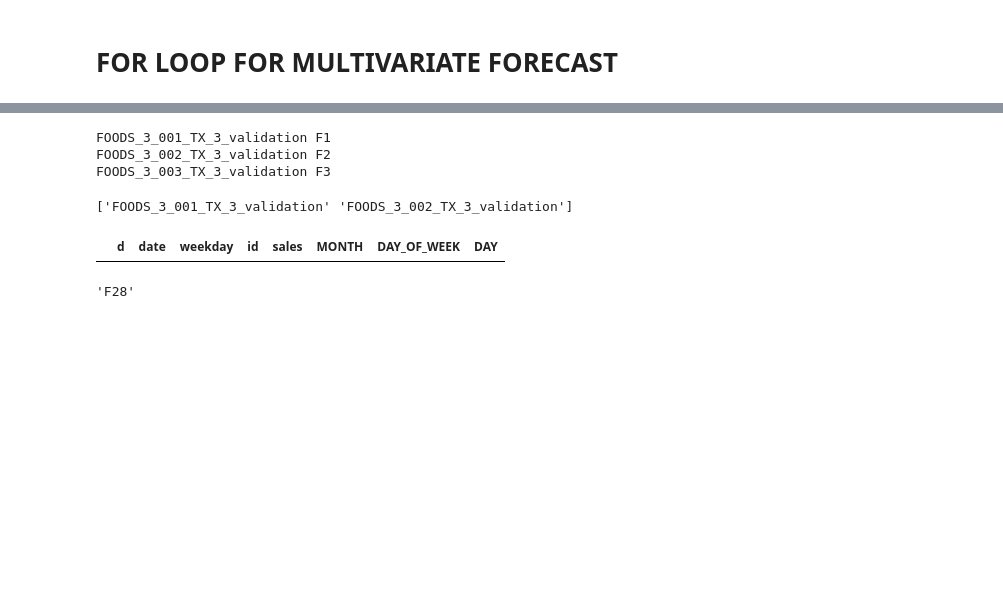
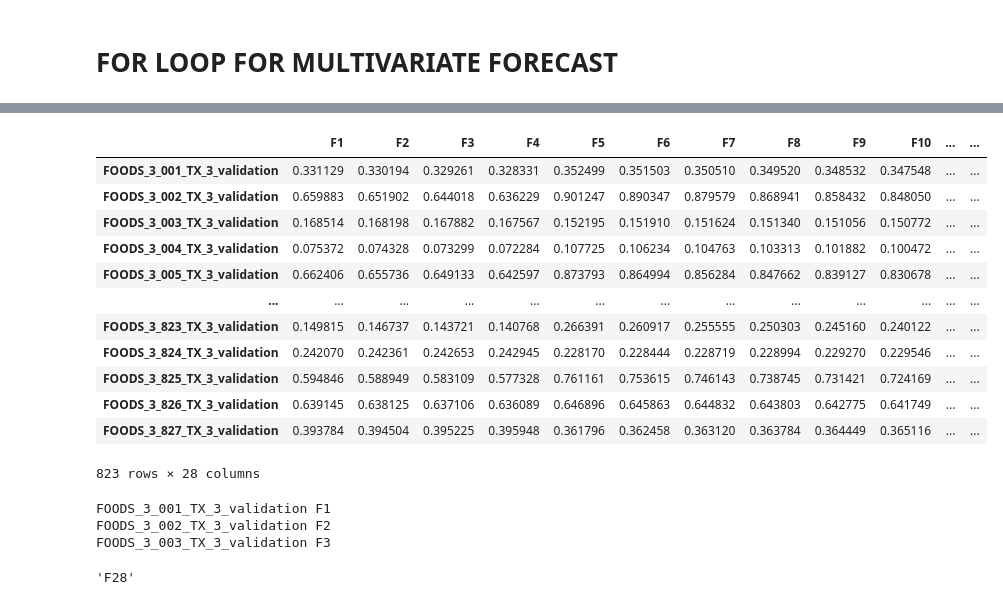
Before and after one commit to damajojung/Time_Series_Python, a Jupyter notebook: Poisson_Regression.ipynb, the cells around one changed output, grey strips where cells are left out. Drawn from its saved outputs; the diff is of its cells as text; code cells hidden in the pictures; blank space fills up the shorter version.

```diff
--- a/Poisson_Regression.ipynb
+++ b/Poisson_Regression.ipynb
@@ -330,0 +318,2 @@ predictions_summary_frame['mean'].shape
+# %%
+forecasts = forecasts.drop(['mean'], axis=1)
@@ -330,0 +326,20 @@ predictions_summary_frame['mean'].shape
+# %%
+competition = forecasts.T
+# %%
+competition.columns = f
+# %%
+competition
+# %% [output]
+|  | F1 | F2 | F3 | F4 | F5 | F6 | F7 | F8 | F9 | F10 | ... | ... |
+| FOODS_3_001_TX_3_validation | 0.331129 | 0.330194 | 0.329261 | 0.328331 | 0.352499 | 0.351503 | 0.350510 | 0.349520 | 0.348532 | 0.347548 | ... | ... |
+| FOODS_3_002_TX_3_validation | 0.659883 | 0.651902 | 0.644018 | 0.636229 | 0.901247 | 0.890347 | 0.879579 | 0.868941 | 0.858432 | 0.848050 | ... | ... |
+| FOODS_3_003_TX_3_validation | 0.168514 | 0.168198 | 0.167882 | 0.167567 | 0.152195 | 0.151910 | 0.151624 | 0.151340 | 0.151056 | 0.150772 | ... | ... |
+| FOODS_3_004_TX_3_validation | 0.075372 | 0.074328 | 0.073299 | 0.072284 | 0.107725 | 0.106234 | 0.104763 | 0.103313 | 0.101882 | 0.100472 | ... | ... |
+| FOODS_3_005_TX_3_validation | 0.662406 | 0.655736 | 0.649133 | 0.642597 | 0.873793 | 0.864994 | 0.856284 | 0.847662 | 0.839127 | 0.830678 | ... | ... |
+| ... | ... | ... | ... | ... | ... | ... | ... | ... | ... | ... | ... | ... |
+| FOODS_3_823_TX_3_validation | 0.149815 | 0.146737 | 0.143721 | 0.140768 | 0.266391 | 0.260917 | 0.255555 | 0.250303 | 0.245160 | 0.240122 | ... | ... |
+| FOODS_3_824_TX_3_validation | 0.242070 | 0.242361 | 0.242653 | 0.242945 | 0.228170 | 0.228444 | 0.228719 | 0.228994 | 0.229270 | 0.229546 | ... | ... |
+| FOODS_3_825_TX_3_validation | 0.594846 | 0.588949 | 0.583109 | 0.577328 | 0.761161 | 0.753615 | 0.746143 | 0.738745 | 0.731421 | 0.724169 | ... | ... |
+| FOODS_3_826_TX_3_validation | 0.639145 | 0.638125 | 0.637106 | 0.636089 | 0.646896 | 0.645863 | 0.644832 | 0.643803 | 0.642775 | 0.641749 | ... | ... |
+| FOODS_3_827_TX_3_validation | 0.393784 | 0.394504 | 0.395225 | 0.395948 | 0.361796 | 0.362458 | 0.363120 | 0.363784 | 0.364449 | 0.365116 | ... | ... |
+823 rows × 28 columns
@@ -338,16 +355,6 @@ for i,j in zip_object:
 FOODS_3_001_TX_3_validation F1
 FOODS_3_002_TX_3_validation F2
 FOODS_3_003_TX_3_validation F3
-# %%
-# get data ready
-selected = names[0:2]
-print(selected)
-# %% [output]
-['FOODS_3_001_TX_3_validation' 'FOODS_3_002_TX_3_validation']
-# %%
-df[df['id'].isin(selected)]
-# %% [output]
-|  | d | date | weekday | id | sales | MONTH | DAY_OF_WEEK | DAY |
 # %%
 # %% [output]
 'F28'
```
Also changed, not shown: parts of 7 cells of this notebook.
